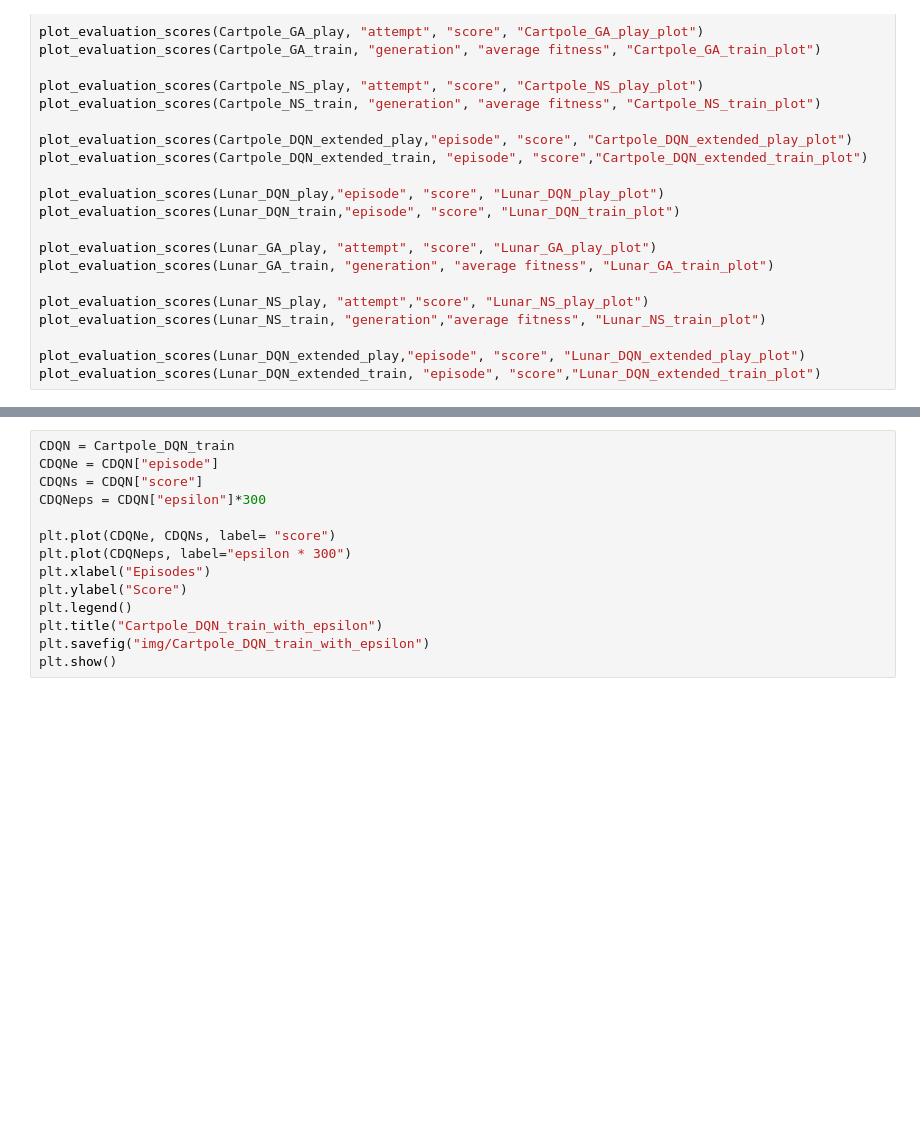
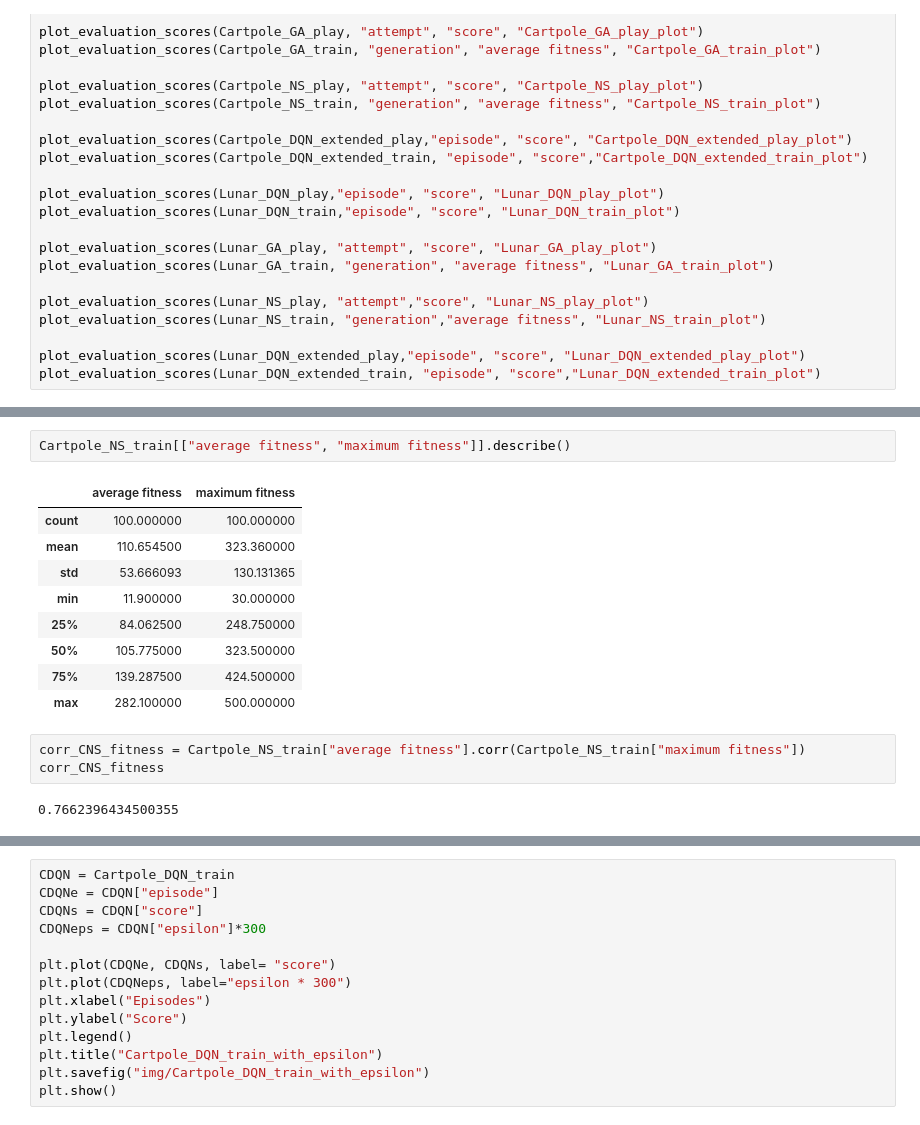
Before and after one commit to lisavangelderen/Capstone_repo, a Jupyter notebook: plot_evaluations.ipynb, the cells around one changed output, grey strips where cells are left out. Cells and saved outputs as stored; diff of their text form; blank space fills up the shorter version.

```diff
--- a/plot_evaluations.ipynb
+++ b/plot_evaluations.ipynb
@@ -62,0 +174,17 @@ plot_evaluation_scores(Lunar_DQN_extended_train, "episode", "score","Lunar_DQN_e
+# %%
+Cartpole_NS_train[["average fitness", "maximum fitness"]].describe()
+# %% [output]
+|  | average fitness | maximum fitness |
+| count | 100.000000 | 100.000000 |
+| mean | 110.654500 | 323.360000 |
+| std | 53.666093 | 130.131365 |
+| min | 11.900000 | 30.000000 |
+| 25% | 84.062500 | 248.750000 |
+| 50% | 105.775000 | 323.500000 |
+| 75% | 139.287500 | 424.500000 |
+| max | 282.100000 | 500.000000 |
+# %%
+corr_CNS_fitness = Cartpole_NS_train["average fitness"].corr(Cartpole_NS_train["maximum fitness"])
+corr_CNS_fitness
+# %% [output]
+0.7662396434500355
```
Also changed, not shown: parts of 37 cells of this notebook, 4 other files.
